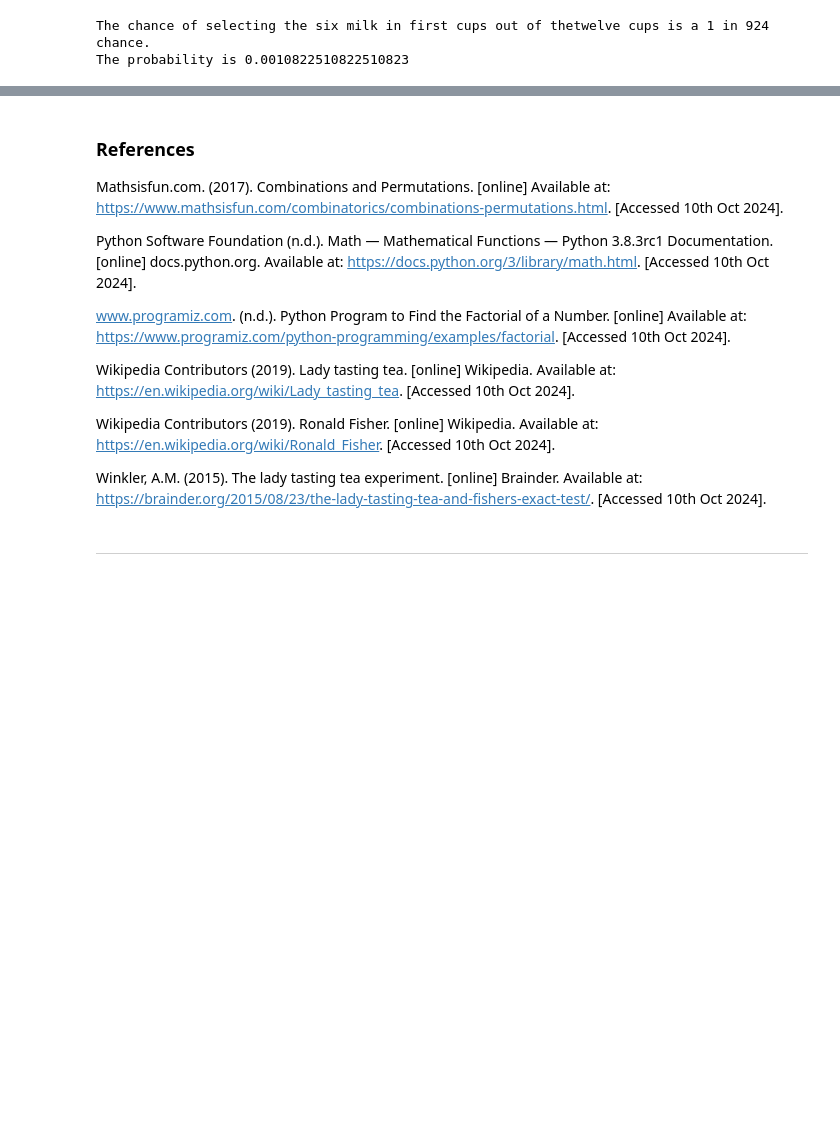
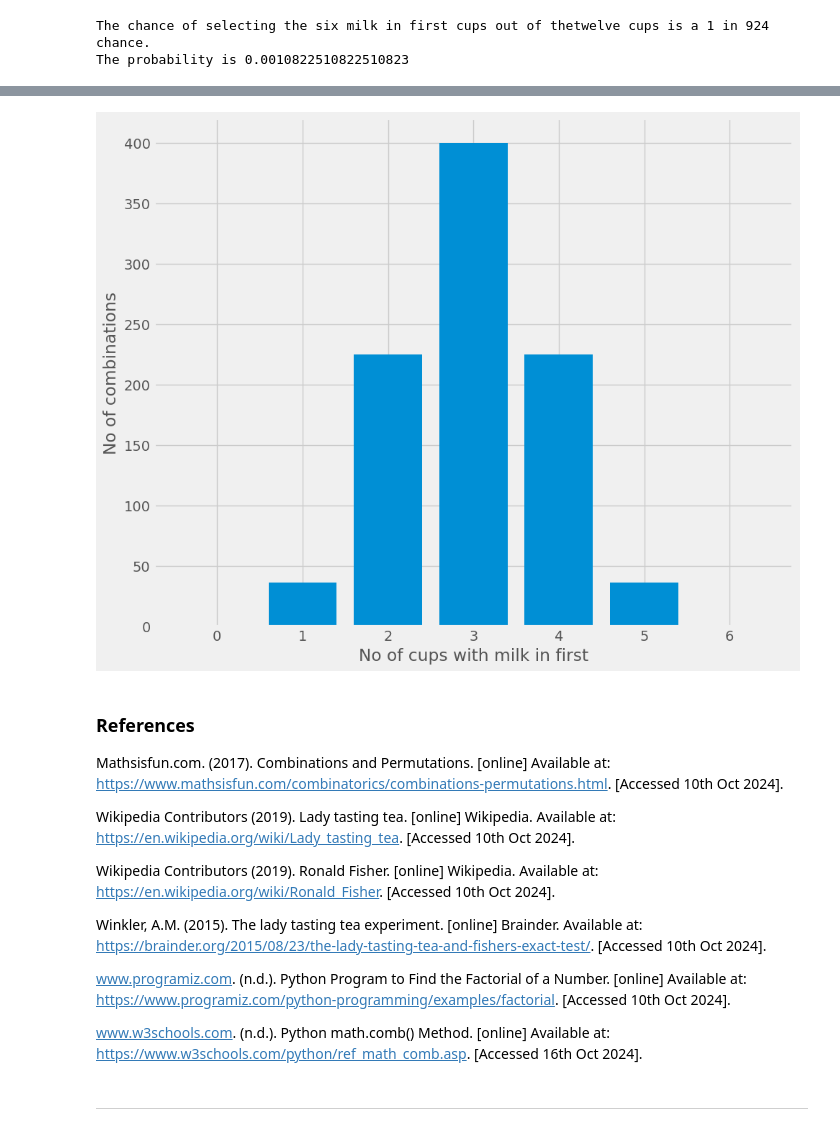
Before and after one commit to humphs078/applied_statistics, a Jupyter notebook: tasks.ipynb, the cells around one changed output, grey strips where cells are left out. Saved outputs shown, nothing was run; the diff lists cells and outputs as text; code cells hidden in the pictures; blank space fills up the shorter version.

```diff
--- a/tasks.ipynb
+++ b/tasks.ipynb
@@ -11,3 +36,7 @@ This Jupyter Notebook contains the solutions to the tasks for the 2024 Applied S
+# %%
+# plot styling
+# https://matplotlib.org/stable/gallery/style_sheets/style_sheets_reference.html [Accessed 6 Dec. 2023]
+plt.style.use('fivethirtyeight')
 # %% [markdown]
 ---
 # %% [markdown]
@@ -134,17 +281,31 @@ Your manual calculated solution is correct
+# %%
+# Create a figure.
+fig, ax = plt.subplots(figsize=(10, 8))
+
+# Bar chart.
+ax.bar(counts[0], counts[1])
+ax.set_ylabel('No of combinations')
+ax.set_xlabel('No of cups with milk in first')
+ax.set_title('')
+
+plt.tight_layout()
+plt.show()
+# %% [output]
+[figure, added]
 # %% [markdown]
 ### References
 
 Mathsisfun.com. (2017). Combinations and Permutations. [online] Available at: https://www.mathsisfun.com/combinatorics/combinations-permutations.html. [Accessed 10th Oct 2024].
-
-Python Software Foundation (n.d.). Math — Mathematical Functions — Python 3.8.3rc1 Documentation. [online] docs.python.org. Available at: https://docs.python.org/3/library/math.html. [Accessed 10th Oct 2024].
-
-www.programiz.com. (n.d.). Python Program to Find the Factorial of a Number. [online] Available at: https://www.programiz.com/python-programming/examples/factorial. [Accessed 10th Oct 2024].
 
 Wikipedia Contributors (2019). Lady tasting tea. [online] Wikipedia. Available at: https://en.wikipedia.org/wiki/Lady_tasting_tea. [Accessed 10th Oct 2024].
 
 Wikipedia Contributors (2019). Ronald Fisher. [online] Wikipedia. Available at: https://en.wikipedia.org/wiki/Ronald_Fisher. [Accessed 10th Oct 2024].
 
 Winkler, A.M. (2015). The lady tasting tea experiment. [online] Brainder. Available at: https://brainder.org/2015/08/23/the-lady-tasting-tea-and-fishers-exact-test/. [Accessed 10th Oct 2024].
+
+www.programiz.com. (n.d.). Python Program to Find the Factorial of a Number. [online] Available at: https://www.programiz.com/python-programming/examples/factorial. [Accessed 10th Oct 2024].
+
+www.w3schools.com. (n.d.). Python math.comb() Method. [online] Available at: https://www.w3schools.com/python/ref_math_comb.asp.  [Accessed 16th Oct 2024].
 # %% [markdown]
 ---
 # %% [markdown]
```
Also changed, not shown: parts of 24 cells of this notebook, 1 other file.
